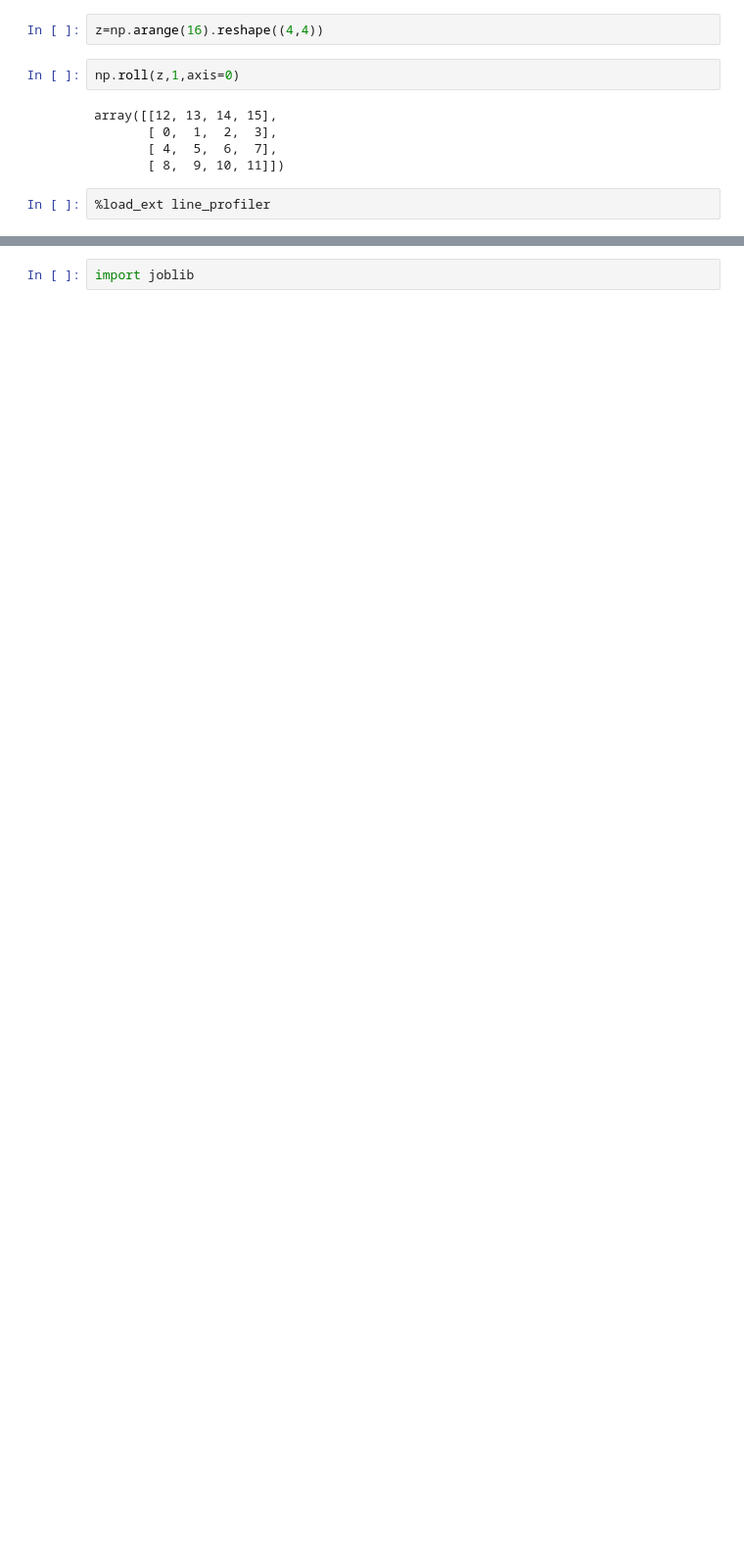
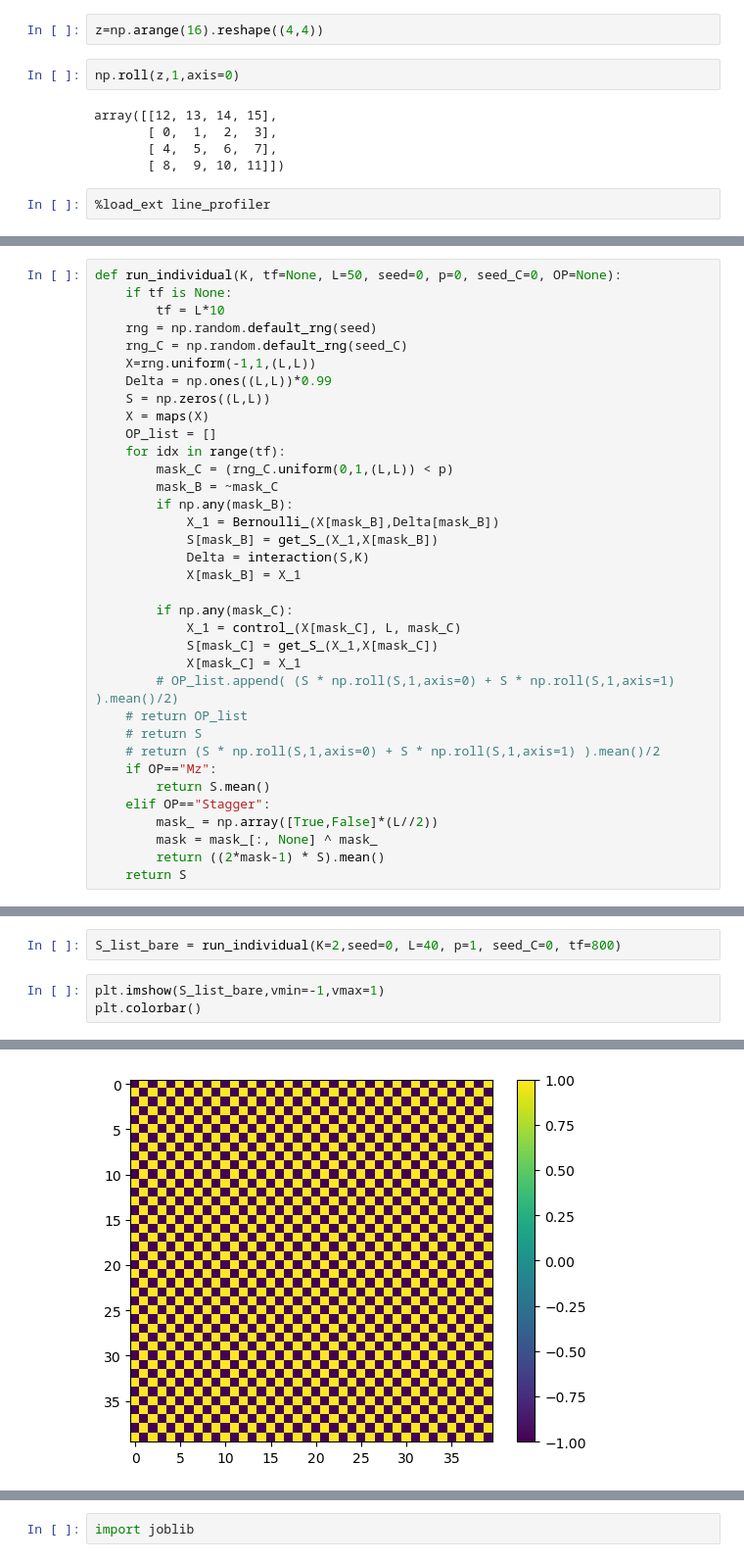
Before and after one commit to hainingpan/CoupledBernoulli, a Jupyter notebook: test.ipynb, the cells around one changed output, grey strips where cells are left out. Shown at 98% size. Saved outputs shown, nothing was run; the diff lists cells and outputs as text; blank space fills up the shorter version.

```diff
--- a/test.ipynb
+++ b/test.ipynb
@@ -189,0 +252,35 @@ plt.plot(S_list)
+# %%
+def run_individual(K, tf=None, L=50, seed=0, p=0, seed_C=0, OP=None):
+    if tf is None:
+        tf = L*10
+    rng = np.random.default_rng(seed)
+    rng_C = np.random.default_rng(seed_C)
+    X=rng.uniform(-1,1,(L,L))
+    Delta = np.ones((L,L))*0.99
+    S = np.zeros((L,L))
+    X = maps(X)
+    OP_list = []
+    for idx in range(tf):
+        mask_C = (rng_C.uniform(0,1,(L,L)) < p)
+        mask_B = ~mask_C
+        if np.any(mask_B):
+            X_1 = Bernoulli_(X[mask_B],Delta[mask_B])
+            S[mask_B] = get_S_(X_1,X[mask_B])
+            Delta = interaction(S,K)
+            X[mask_B] = X_1
+
+        if np.any(mask_C):
+            X_1 = control_(X[mask_C], L, mask_C)
+            S[mask_C] = get_S_(X_1,X[mask_C])
+            X[mask_C] = X_1
+        # OP_list.append( (S * np.roll(S,1,axis=0) + S * np.roll(S,1,axis=1) ).mean()/2)
+    # return OP_list
+    # return S
+    # return (S * np.roll(S,1,axis=0) + S * np.roll(S,1,axis=1) ).mean()/2
+    if OP=="Mz":
+        return S.mean()
+    elif OP=="Stagger":
+        mask_ = np.array([True,False]*(L//2))
+        mask = mask_[:, None] ^ mask_
+        return ((2*mask-1) * S).mean()
+    return S
@@ -189,0 +323,6 @@ plt.plot(S_list)
+# %%
+S_list_bare = run_individual(K=2,seed=0, L=40, p=1, seed_C=0, tf=800)
+# %%
+plt.imshow(S_list_bare,vmin=-1,vmax=1)
+plt.colorbar()
+# %% [output]
@@ -189,0 +330 @@ plt.plot(S_list)
+[figure, added]
```
Also changed, not shown: parts of 77 cells of this notebook.
